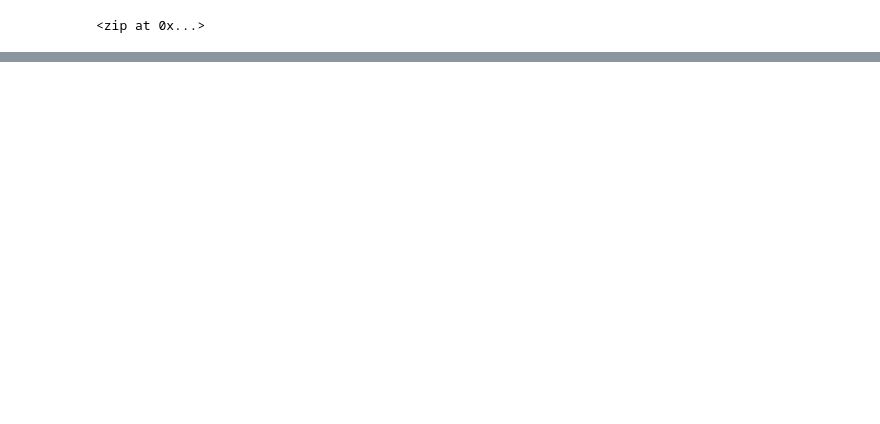
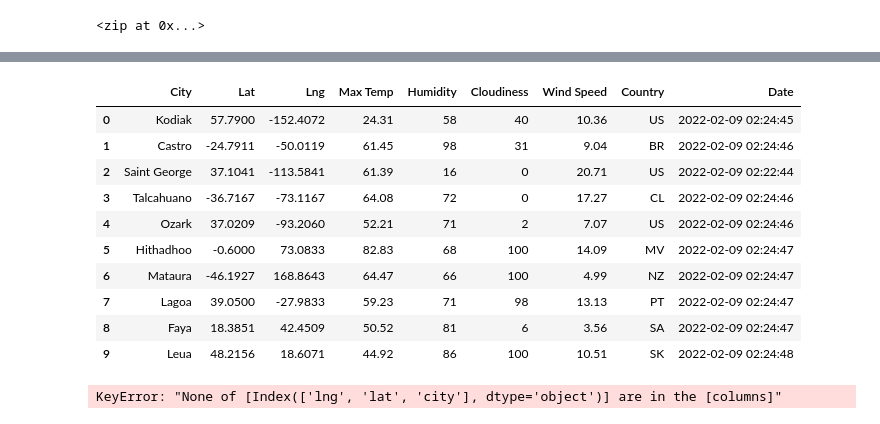
Before and after one commit to Uttamkumar2/World_Weather_Analysis, a Jupyter notebook: WeatherPy.ipynb, the cells around one changed output, grey strips where cells are left out. Drawn from its saved outputs; the diff is of its cells as text; code cells hidden in the pictures; blank space fills up the shorter version.

```diff
--- a/WeatherPy.ipynb
+++ b/WeatherPy.ipynb
@@ -32,9 +25,9 @@ lat_lngs
 # Add the latitudes and longitudes to a list.
 coordinates = list(lat_lngs)
 # %%
-for coordinate in coordinates:
-    print(citipy.nearest_city(coordinate[0], coordinate[1]).city_name,
-          citipy.nearest_city(coordinate[0], coordinate[1]).country_code)
+#for coordinate in coordinates:
+#    print(citipy.nearest_city(coordinate[0], coordinate[1]).city_name,
+#          citipy.nearest_city(coordinate[0], coordinate[1]).country_code)
 # %%
 # Create a list for holding the cities.
 cities = []
@@ -51,0 +44,3 @@ len(cities)
+# %%
+#Starting URL for weather Map API calls
+url = "http://api.openweathermap.org/data/2.5/weather?units=Imperial&APPID=" + weather_api_key
@@ -51,0 +51,10 @@ len(cities)
+# %%
+# Create an empty list to hold the weather data.
+city_data = []
+# Print the beginning of the logging.
+print("Beginning Data Retrieval     ")
+print("-----------------------------")
+
+# Create counters.
+record_count = 1
+set_count = 1
@@ -51,0 +146,21 @@ len(cities)
+# %%
+# Convert the array of dictionaries to a Pandas DataFrame.
+city_data_df = pd.DataFrame(city_data)
+city_data_df.head(10)
+# %% [output]
+|  | City | Lat | Lng | Max Temp | Humidity | Cloudiness | Wind Speed | Country | Date |
+| 0 | Kodiak | 57.7900 | -152.4072 | 24.31 | 58 | 40 | 10.36 | US | 2022-02-09 02:24:45 |
+| 1 | Castro | -24.7911 | -50.0119 | 61.45 | 98 | 31 | 9.04 | BR | 2022-02-09 02:24:46 |
+| 2 | Saint George | 37.1041 | -113.5841 | 61.39 | 16 | 0 | 20.71 | US | 2022-02-09 02:22:44 |
+| 3 | Talcahuano | -36.7167 | -73.1167 | 64.08 | 72 | 0 | 17.27 | CL | 2022-02-09 02:24:46 |
+| 4 | Ozark | 37.0209 | -93.2060 | 52.21 | 71 | 2 | 7.07 | US | 2022-02-09 02:24:46 |
+| 5 | Hithadhoo | -0.6000 | 73.0833 | 82.83 | 68 | 100 | 14.09 | MV | 2022-02-09 02:24:47 |
+| 6 | Mataura | -46.1927 | 168.8643 | 64.47 | 66 | 100 | 4.99 | NZ | 2022-02-09 02:24:47 |
+| 7 | Lagoa | 39.0500 | -27.9833 | 59.23 | 71 | 98 | 13.13 | PT | 2022-02-09 02:24:47 |
+| 8 | Faya | 18.3851 | 42.4509 | 50.52 | 81 | 6 | 3.56 | SA | 2022-02-09 02:24:47 |
+| 9 | Leua | 48.2156 | 18.6071 | 44.92 | 86 | 100 | 10.51 | SK | 2022-02-09 02:24:48 |
+# %%
+new_column_order = ["lng", "lat", "city"]
+city_data_df = city_data_df[new_column_order]
+# %% [output]
+KeyError: "None of [Index(['lng', 'lat', 'city'], dtype='object')] are in the [columns]"
```
Also changed, not shown: parts of 9 cells of this notebook, 2 other files.
